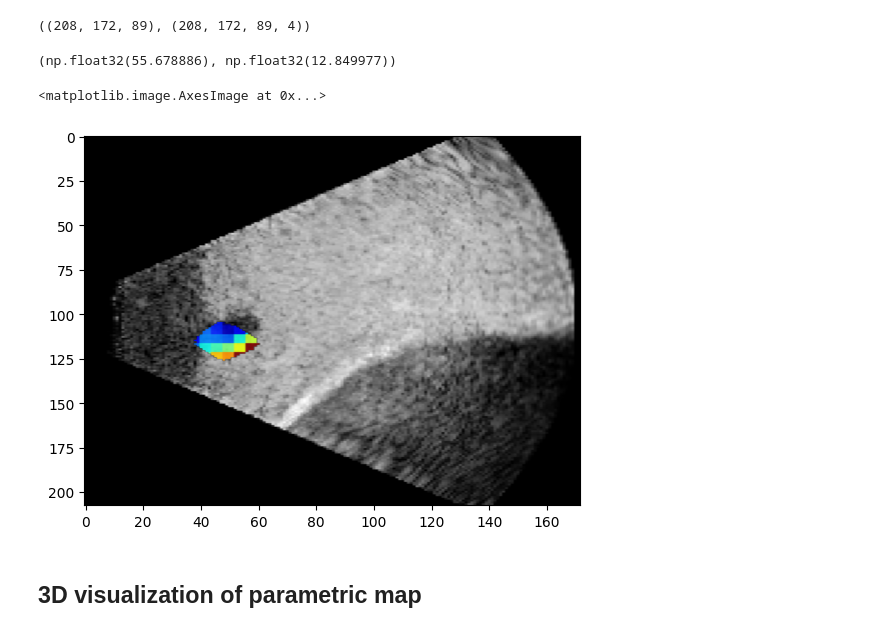
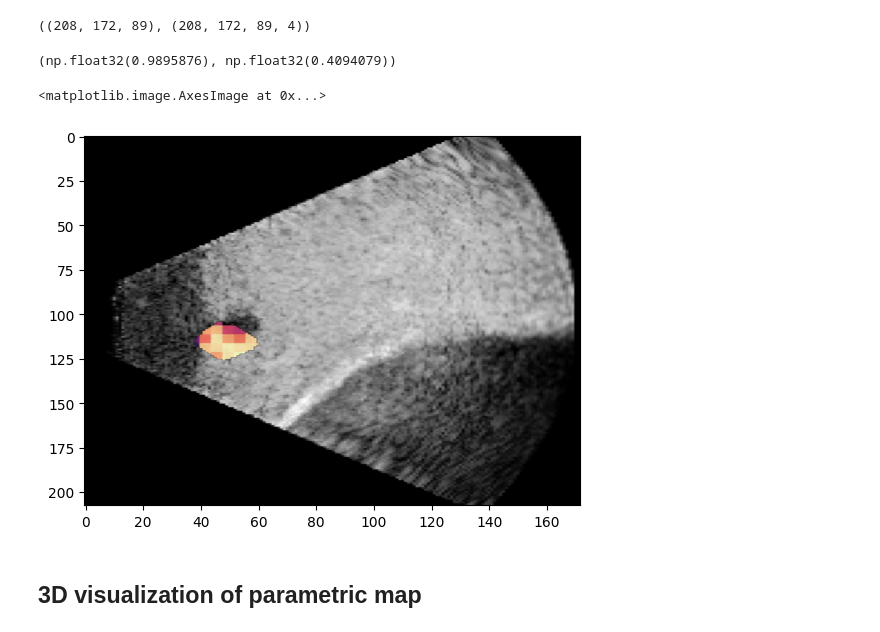
Before and after one commit to TUL-Dev/QuantUS-Plugins-CEUS, a Jupyter notebook: CLI-Demos/paramaps_viewing_demo.ipynb, the cells around one changed output. Saved outputs shown, nothing was run; the diff lists cells and outputs as text; code cells hidden in the pictures.

```diff
--- a/CLI-Demos/paramaps_viewing_demo.ipynb
+++ b/CLI-Demos/paramaps_viewing_demo.ipynb
@@ -34,7 +34,7 @@ plt.imshow(colored_paramap[:, :, ax_frame], aspect='auto')
 # %% [markdown]
 ## View numerical values behind the colored parametric map
 # %%
-numerical_paramap_path = '/home/das/QuantUS_Projs/QuantUS-Plugins-CEUS/paramaps_LOGNORMAL/AUC_TIC_numerical.npy'
+numerical_paramap_path = '/home/das/QuantUS_Projs/QuantUS-Plugins-CEUS/paramaps_LOGNORMAL/PE_TIC_numerical.npy'
 # %%
 numerical_paramap = np.load(numerical_paramap_path)
 # %%
@@ -44,13 +44,13 @@ numerical_paramap.shape, colored_paramap.shape
 # %%
 np.nanmax(numerical_paramap), np.nanmin(numerical_paramap)
 # %% [output]
-(np.float32(55.678886), np.float32(12.849977))
+(np.float32(0.9895876), np.float32(0.4094079))
 # %%
 plt.imshow(im[:, :, ax_frame, frame], cmap='gray', aspect='auto')
-plt.imshow(numerical_paramap[:, :, ax_frame], cmap='jet', alpha=0.9, aspect='auto')
+plt.imshow(numerical_paramap[:, :, ax_frame], cmap='magma', alpha=0.9, aspect='auto')
 # %% [output]
 <matplotlib.image.AxesImage at 0x...>
-[figure, old version]
+[figure, new version]
 # %% [markdown]
 ## 3D visualization of parametric map
 # %%
```
Also changed, not shown: parts of 2 cells of this notebook, 2 other files.
